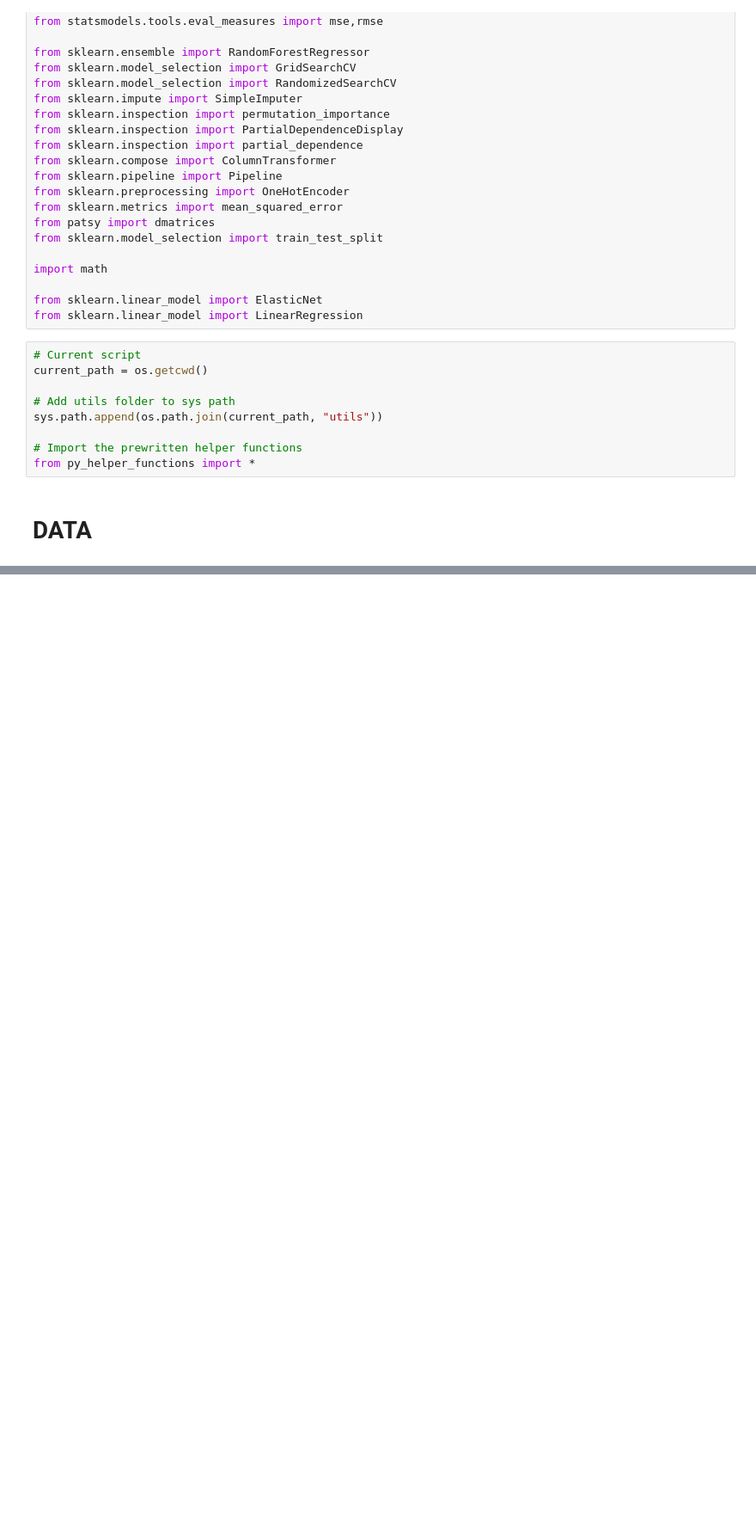
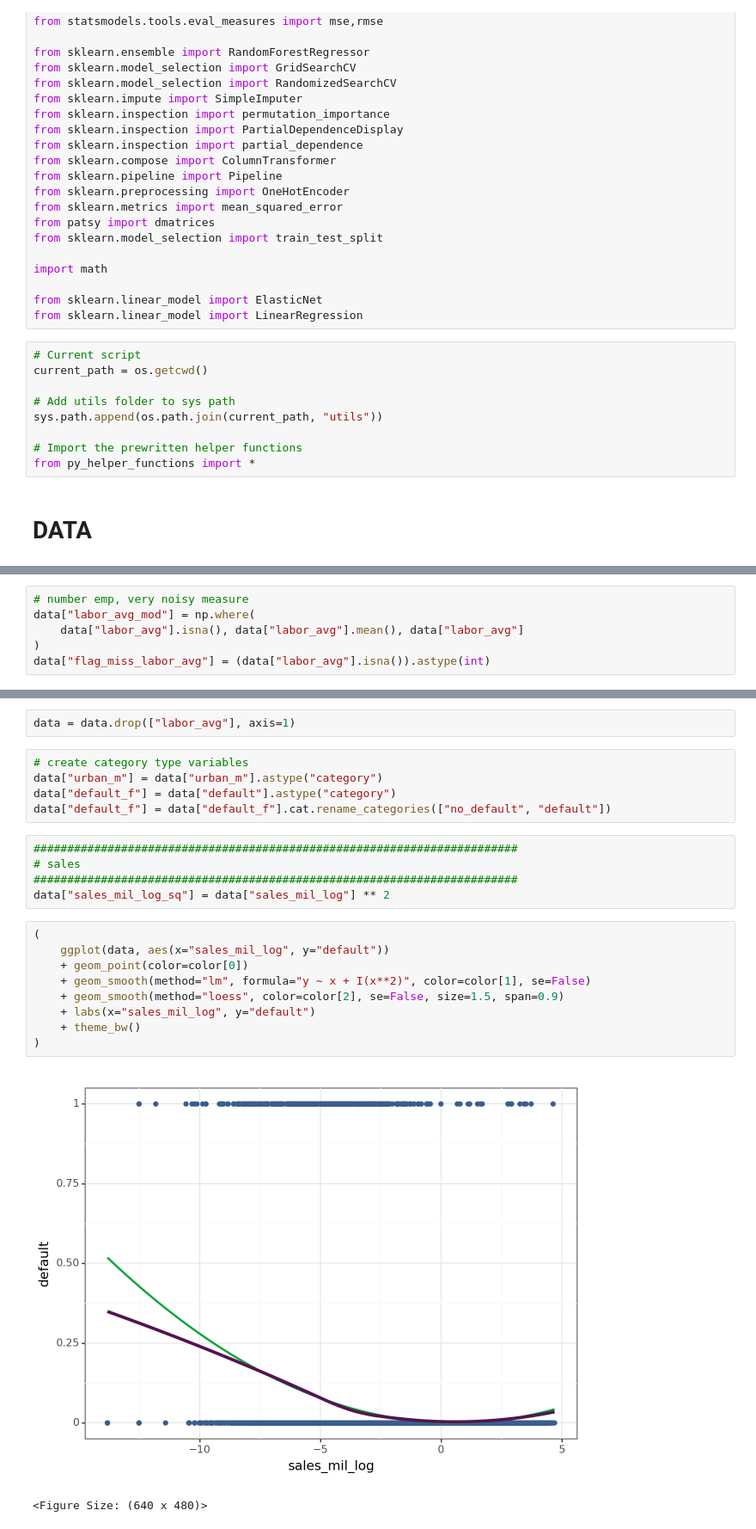
Before and after one commit to 00Dabide/DA3-Assignment-3, a Jupyter notebook: Assignment-3.ipynb, the cells around one changed output, grey strips where cells are left out. Shown at 86% size. Cells and saved outputs as stored; diff of their text form; blank space fills up the shorter version.

```diff
--- a/Assignment-3.ipynb
+++ b/Assignment-3.ipynb
@@ -104,0 +294,6 @@ Name: count, dtype: int64
+# %%
+# number emp, very noisy measure
+data["labor_avg_mod"] = np.where(
+    data["labor_avg"].isna(), data["labor_avg"].mean(), data["labor_avg"]
+)
+data["flag_miss_labor_avg"] = (data["labor_avg"].isna()).astype(int)
@@ -104,0 +324,24 @@ Name: count, dtype: int64
+# %%
+data = data.drop(["labor_avg"], axis=1)
+# %%
+# create category type variables
+data["urban_m"] = data["urban_m"].astype("category")
+data["default_f"] = data["default"].astype("category")
+data["default_f"] = data["default_f"].cat.rename_categories(["no_default", "default"])
+# %%
+########################################################################
+# sales
+########################################################################
+data["sales_mil_log_sq"] = data["sales_mil_log"] ** 2
+# %%
+(
+    ggplot(data, aes(x="sales_mil_log", y="default"))
+    + geom_point(color=color[0])
+    + geom_smooth(method="lm", formula="y ~ x + I(x**2)", color=color[1], se=False)
+    + geom_smooth(method="loess", color=color[2], se=False, size=1.5, span=0.9)
+    + labs(x="sales_mil_log", y="default")
+    + theme_bw()
+)
+# %% [output]
+[figure, added]
+<Figure Size: (640 x 480)>
```
Also changed, not shown: parts of 33 cells of this notebook.
